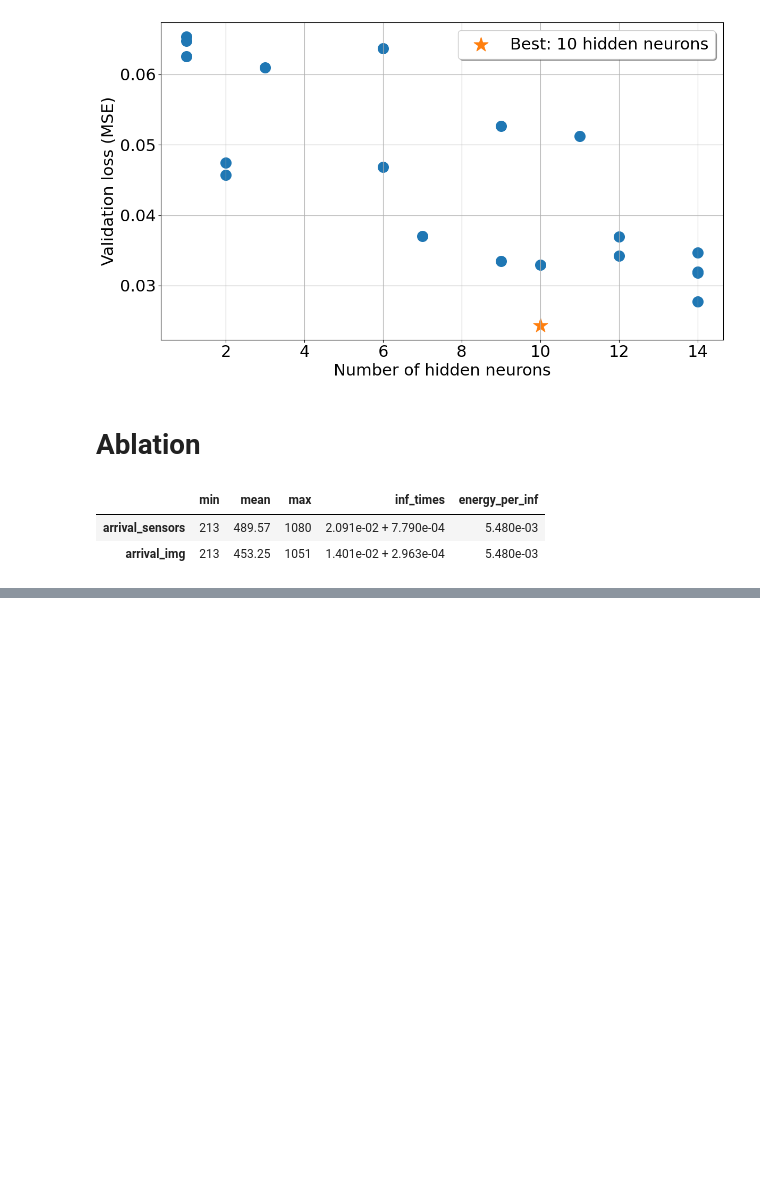
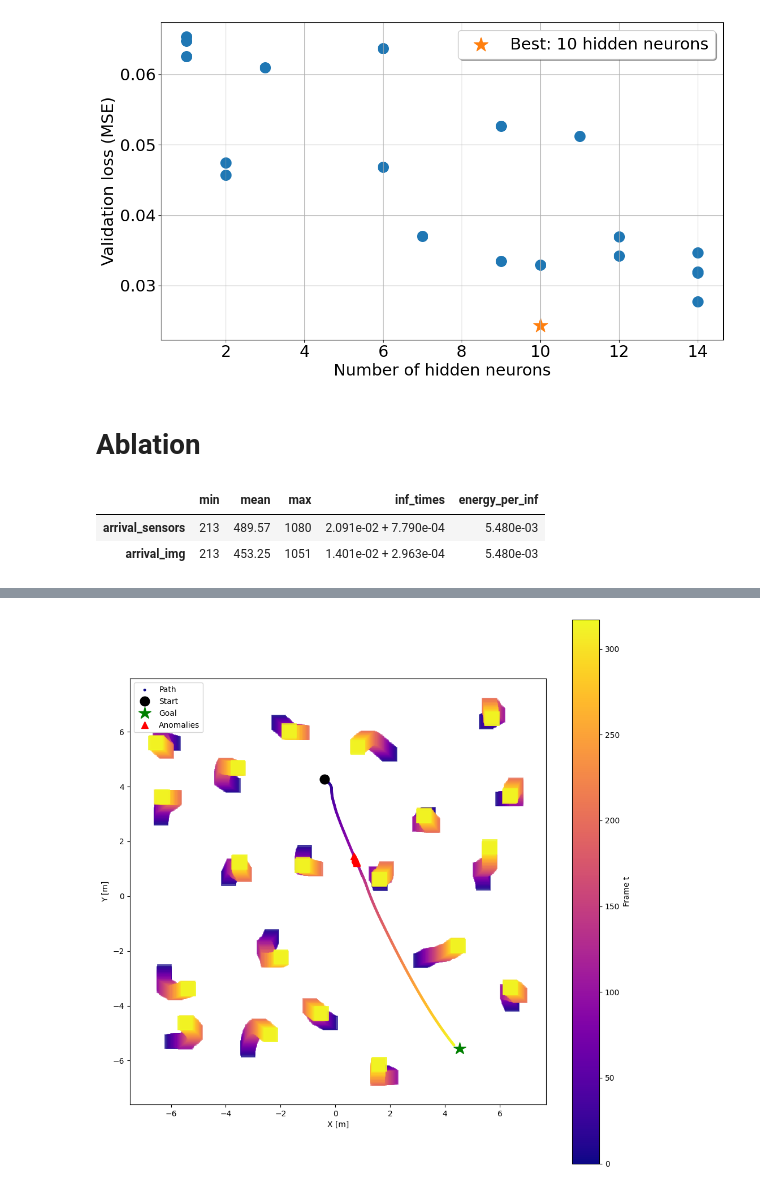
Before and after one commit to Immaioz/SNN_potential_field, a Jupyter notebook: dev.ipynb, the cells around one changed output, grey strips where cells are left out. Cells and saved outputs as stored; diff of their text form; code cells hidden in the pictures; blank space fills up the shorter version.

```diff
--- a/dev.ipynb
+++ b/dev.ipynb
@@ -493,0 +687,80 @@ df_stats.T
+# %%
+def plot_moving_run(path, run_dir, every=5):
+    run_path = os.path.join(path, run_dir)
+    data = np.load(os.path.join(run_path, "simulation_data_dict.npz"))
+
+    # Per-frame block positions come from the CSV log (the npz only stores
+    # the final ones).
+    log_files = [f for f in os.listdir(run_path)
+                 if f.startswith("simulation_log") and f.endswith(".csv")]
+    log = pd.read_csv(os.path.join(run_path, log_files[0]))
+    n_blocks = len([c for c in log.columns if c.startswith("obstacle_") and c.endswith("_x")])
+    blocks = np.stack([
+        np.column_stack([log[f"obstacle_{i}_x"], log[f"obstacle_{i}_y"]])
+        for i in range(n_blocks)
+    ], axis=1)  # (n_frames, n_blocks, 2)
+
+    pioneer = np.asarray(data["pioneer_positions"])
+    goal = np.asarray(data["goal_position"])
+    preds = np.asarray(data["preds"])
+
+    n_frames = blocks.shape[0]
+    assert n_frames == len(pioneer), "CSV frames and trajectory frames must match"
+
+    # Shared time gradient: same color for blocks and trajectory at each t.
+    cmap = plt.cm.plasma
+    sm = plt.cm.ScalarMappable(
+        cmap=cmap, norm=plt.Normalize(vmin=0, vmax=n_frames - 1))
+    sm.set_array(np.arange(n_frames))
+
+    fig, ax = plt.subplots(figsize=(10, 10))
+    block_size = 0.5
+
+    # Trajectory as a time-coloured gradient
+    x_path = pioneer[1:, 0]
+    y_path = pioneer[1:, 1]
+    ax.scatter(x_path, y_path, c=np.arange(1, n_frames),
+               cmap=cmap, norm=sm.norm, s=12, linewidths=0, label='Path')
+
+    # Start / Goal
+    ax.plot(pioneer[0][0], pioneer[0][1], 'ko', markersize=12, label='Start')
+    ax.plot(goal[0], goal[1], 'g*', markersize=16, label='Goal')
+
+    # Anomalies
+    anom_idx = np.where(preds[:] == 1)[0] - 1
+    anom_idx = anom_idx[(anom_idx >= 0) & (anom_idx < len(x_path))]
+    if len(anom_idx) > 0:
+        ax.plot(x_path[anom_idx], y_path[anom_idx], 'r^', markersize=9,
+                label='Anomalies')
+
+    # Moving blocks overlaid: each block at time t uses the same colour as the
+    # trajectory at time t (inclusive sampling, so the last frame is drawn).
+    sample = np.arange(0, n_frames, every)
+    if sample[-1] != n_frames - 1:
+        sample = np.append(sample, n_frames - 1)
+    for t in sample:
+        color = sm.to_rgba(t)
+        for bx, by in blocks[t]:
+            rect = plt.Rectangle((bx - block_size / 2, by - block_size / 2),
+                                block_size, block_size,
+                                linewidth=1.2, edgecolor=color, facecolor=color,
+                                alpha=0.45)
+            ax.add_patch(rect)
+
+    ax.set_xlabel('X [m]')
+    ax.set_ylabel('Y [m]')
+    ax.set_aspect('equal')
+    ax.grid(False)
+    ax.legend()
+    fig.colorbar(sm, ax=ax, label='Frame t')
+    fig.tight_layout()
+    plt.show()
+    plt.close(fig)
+
+
+np.random.seed(42)
+run_name = np.random.choice(common_runs)
+plot_moving_run(moving_path, run_name, every=5)
+print("Run plottata:", run_name)
+# %% [output]
+[figure, added]
```
Also changed, not shown: parts of 6 cells of this notebook, 4 other files.
